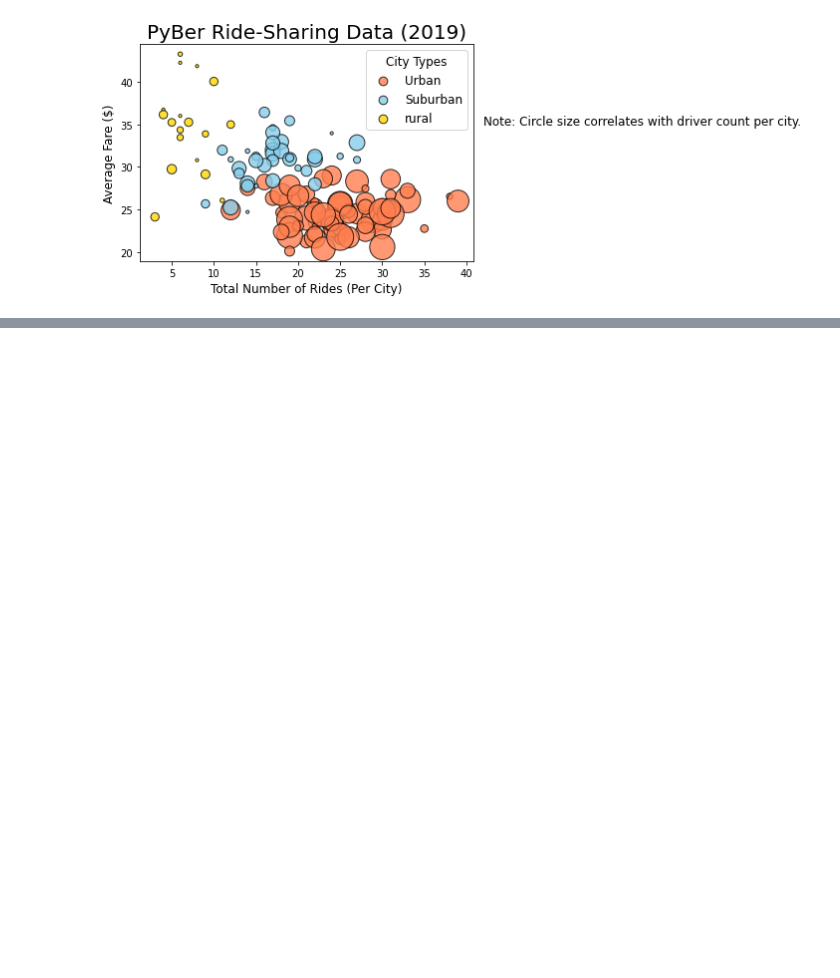
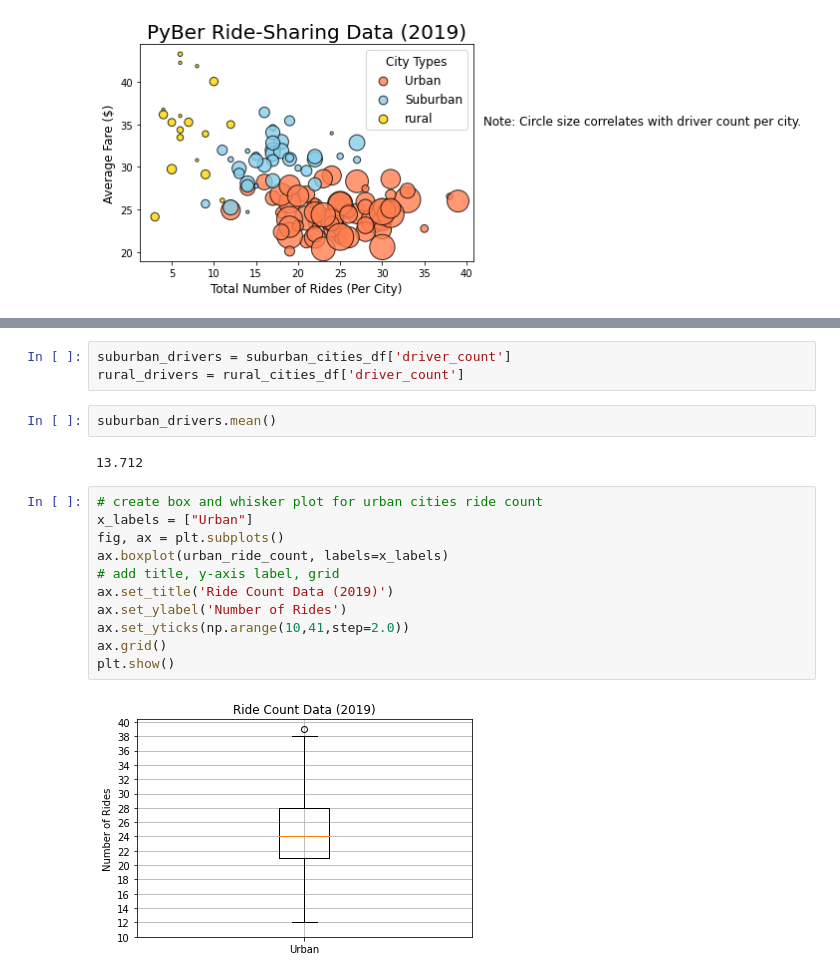
Before and after one commit to kmburkezoo/PyBer-analysis, a Jupyter notebook: PyBer.ipynb, the cells around one changed output, grey strips where cells are left out. Saved outputs shown, nothing was run; the diff lists cells and outputs as text; blank space fills up the shorter version.

Commit message:
created box and whisker plots

```diff
--- a/PyBer.ipynb
+++ b/PyBer.ipynb
@@ -287,0 +354,20 @@ plt.show()
+# %%
+suburban_drivers = suburban_cities_df['driver_count']
+rural_drivers = rural_cities_df['driver_count']
+# %%
+suburban_drivers.mean()
+# %% [output]
+13.712
+# %%
+# create box and whisker plot for urban cities ride count
+x_labels = ["Urban"]
+fig, ax = plt.subplots()
+ax.boxplot(urban_ride_count, labels=x_labels)
+# add title, y-axis label, grid
+ax.set_title('Ride Count Data (2019)')
+ax.set_ylabel('Number of Rides')
+ax.set_yticks(np.arange(10,41,step=2.0))
+ax.grid()
+plt.show()
+# %% [output]
+[figure, added]
```
Also changed, not shown: parts of 30 cells of this notebook, 3 other files.
